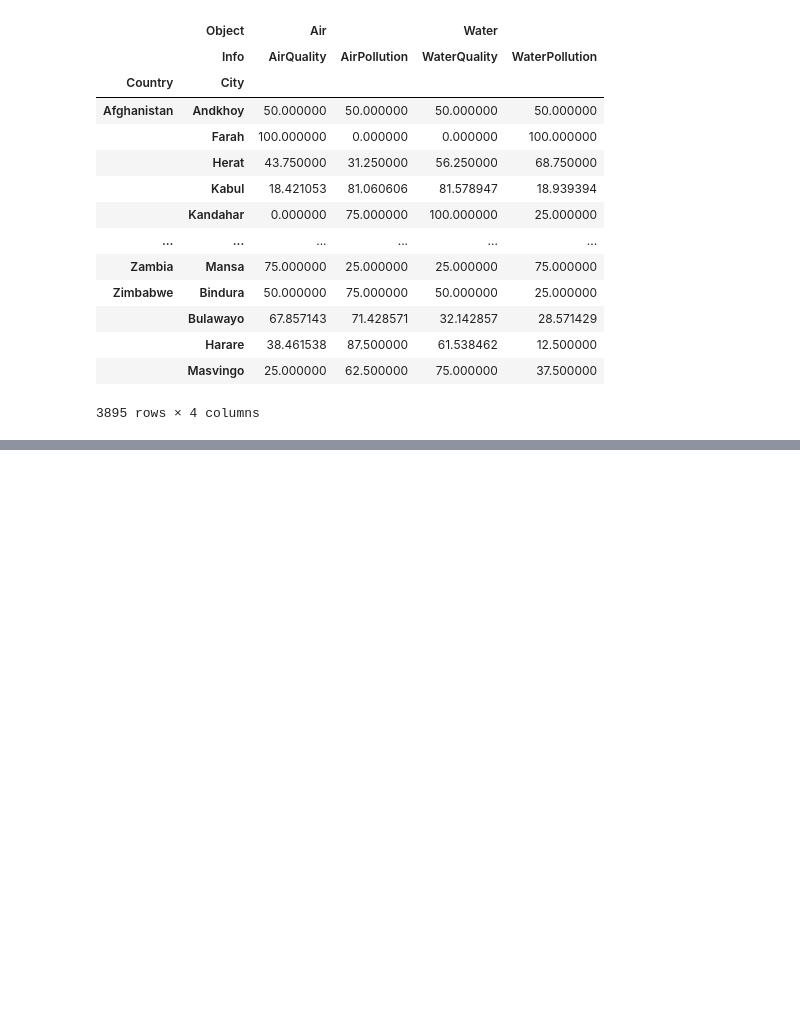
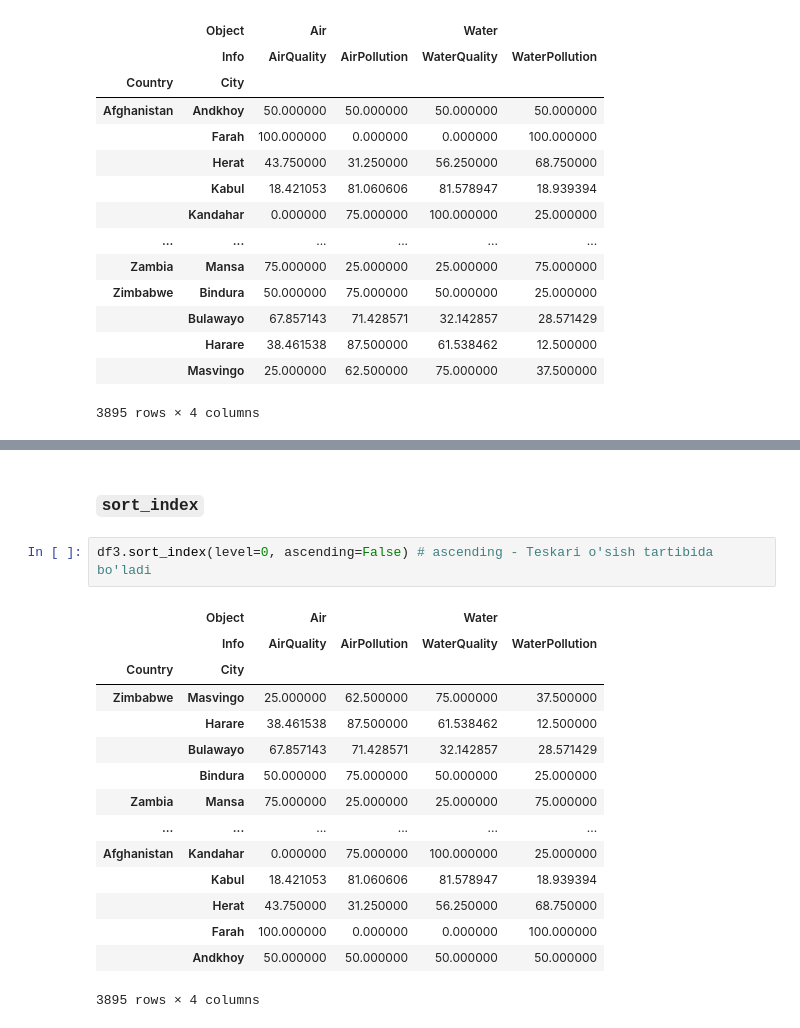
Before and after one commit to lazizrakhmat/DS-Pandas, a Jupyter notebook: _3_3_Hierarchical_indexing.ipynb, the cells around one changed output, grey strips where cells are left out. Drawn from its saved outputs; the diff is of its cells as text; blank space fills up the shorter version.

```diff
--- a/_3_3_Hierarchical_indexing.ipynb
+++ b/_3_3_Hierarchical_indexing.ipynb
@@ -262,0 +303,20 @@ df3
+# %% [markdown]
+### `sort_index`
+# %%
+df3.sort_index(level=0, ascending=False) # ascending - Teskari o'sish tartibida bo'ladi
+# %% [output]
+|  | Object | Air |  | Water |  |
+|  | Info | AirQuality | AirPollution | WaterQuality | WaterPollution |
+| Country | City |  |  |  |  |
+| Zimbabwe | Masvingo | 25.000000 | 62.500000 | 75.000000 | 37.500000 |
+|  | Harare | 38.461538 | 87.500000 | 61.538462 | 12.500000 |
+|  | Bulawayo | 67.857143 | 71.428571 | 32.142857 | 28.571429 |
+|  | Bindura | 50.000000 | 75.000000 | 50.000000 | 25.000000 |
+| Zambia | Mansa | 75.000000 | 25.000000 | 25.000000 | 75.000000 |
+| ... | ... | ... | ... | ... | ... |
+| Afghanistan | Kandahar | 0.000000 | 75.000000 | 100.000000 | 25.000000 |
+|  | Kabul | 18.421053 | 81.060606 | 81.578947 | 18.939394 |
+|  | Herat | 43.750000 | 31.250000 | 56.250000 | 68.750000 |
+|  | Farah | 100.000000 | 0.000000 | 0.000000 | 100.000000 |
+|  | Andkhoy | 50.000000 | 50.000000 | 50.000000 | 50.000000 |
+3895 rows × 4 columns
```
Also changed, not shown: parts of 4 cells of this notebook.
